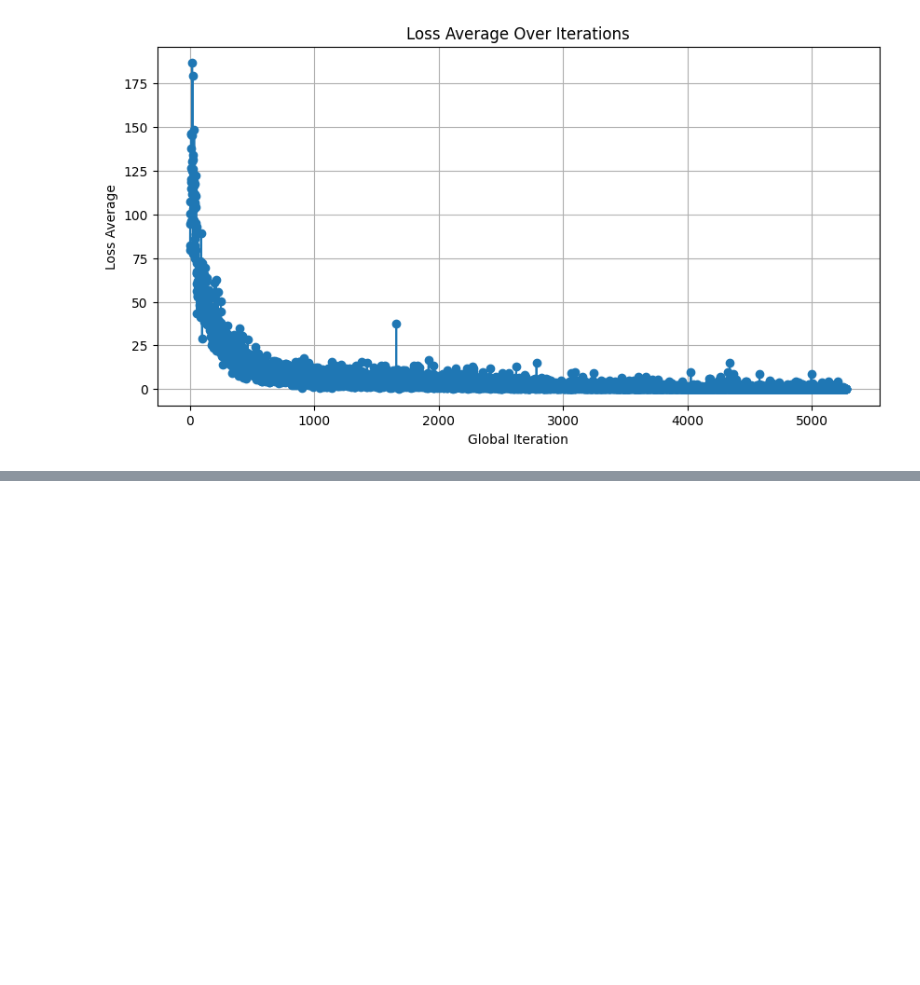
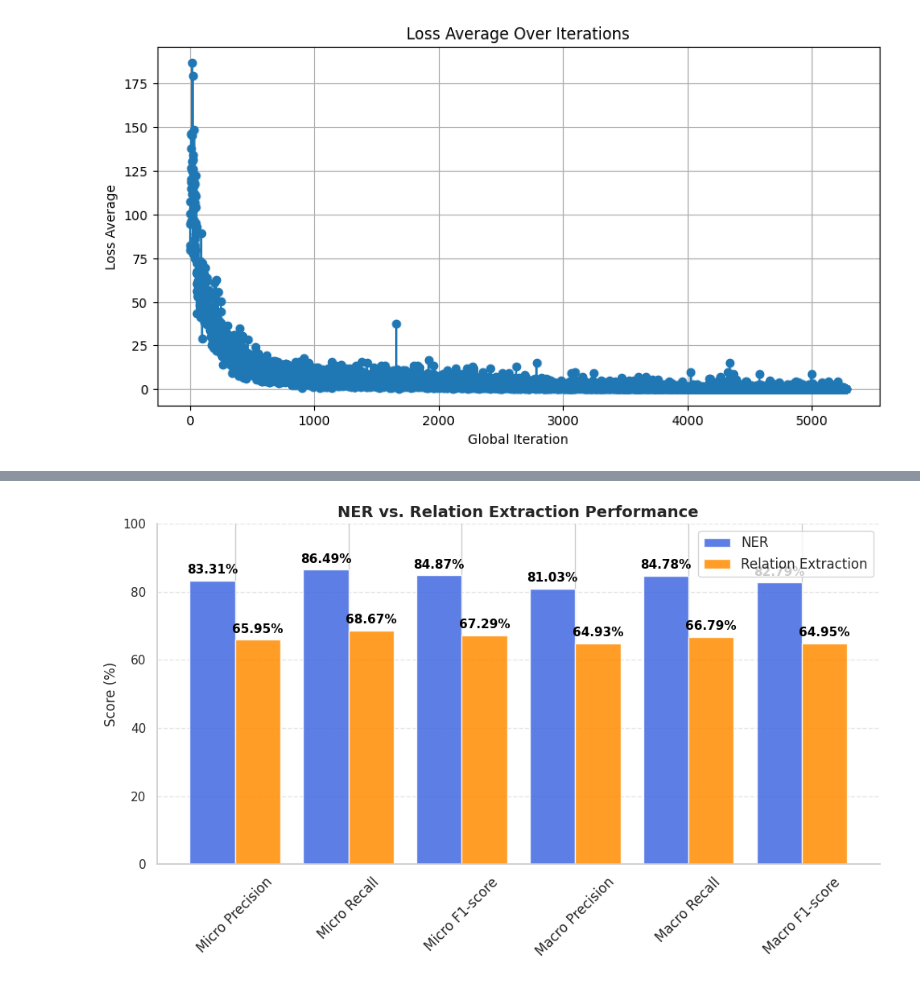
Before and after one commit to surya-selvakumar/RelationExtraction-CNN, a Jupyter notebook: Training.ipynb, the cells around one changed output, grey strips where cells are left out. Cells and saved outputs as stored; diff of their text form; code cells hidden in the pictures; blank space fills up the shorter version.

```diff
--- a/Training.ipynb
+++ b/Training.ipynb
@@ -185 +216,60 @@ plt.show()
+# %%
+import pandas as pd
+import matplotlib.pyplot as plt
+import seaborn as sns
+
+# Load the CSV file
+file_path = "./processed_data/log/fire_eval_log/2025-03-06_22:02:36.950203/eval_test.csv"  # Change this if needed
+df = pd.read_csv(file_path, sep=";")  # Assuming values are separated by semicolons
+
+# Define metric categories
+metric_labels = ["Micro Precision", "Micro Recall", "Micro F1-score",
+                 "Macro Precision", "Macro Recall", "Macro F1-score"]
+
+# Extract NER and Relation Extraction metrics
+ner_scores = [
+    df["ner_prec_micro"].values[0], df["ner_rec_micro"].values[0], df["ner_f1_micro"].values[0],
+    df["ner_prec_macro"].values[0], df["ner_rec_macro"].values[0], df["ner_f1_macro"].values[0]
+]
+
+rel_scores = [
+    df["rel_prec_micro"].values[0], df["rel_rec_micro"].values[0], df["rel_f1_micro"].values[0],
+    df["rel_prec_macro"].values[0], df["rel_rec_macro"].values[0], df["rel_f1_macro"].values[0]
+]
+
+# Define bar width and X positions
+bar_width = 0.4
+x = range(len(metric_labels))
+
+# Set seaborn style
+sns.set_theme(style="whitegrid")
+
+# Create figure
+plt.figure(figsize=(10, 6))
+
+# Plot bars for NER and Relation Extraction
+plt.bar([i - bar_width/2 for i in x], ner_scores, width=bar_width, label="NER", color="royalblue", alpha=0.85)
+plt.bar([i + bar_width/2 for i in x], rel_scores, width=bar_width, label="Relation Extraction", color="darkorange", alpha=0.85)
+
+# Add value labels on bars
+for i in range(len(x)):
+    plt.text(i - bar_width/2, ner_scores[i] + 2, f"{ner_scores[i]:.2f}%", ha="center", fontsize=11, fontweight="bold", color="black")
+    plt.text(i + bar_width/2, rel_scores[i] + 2, f"{rel_scores[i]:.2f}%", ha="center", fontsize=11, fontweight="bold", color="black")
+
+# Labels and Title
+plt.xticks(x, metric_labels, rotation=45, fontsize=12)
+plt.ylabel("Score (%)", fontsize=12)
+plt.title("NER vs. Relation Extraction Performance", fontsize=14, fontweight="bold")
+plt.ylim(0, 100)
+
+# Add grid and legend
+plt.grid(axis="y", linestyle="--", alpha=0.5)
+plt.legend(fontsize=12)
+
+# Show plot
+sns.despine()
+plt.tight_layout()
+plt.show()
+# %% [output]
+[figure, added]
 # %%
```
Also changed, not shown: parts of 4 cells of this notebook.
